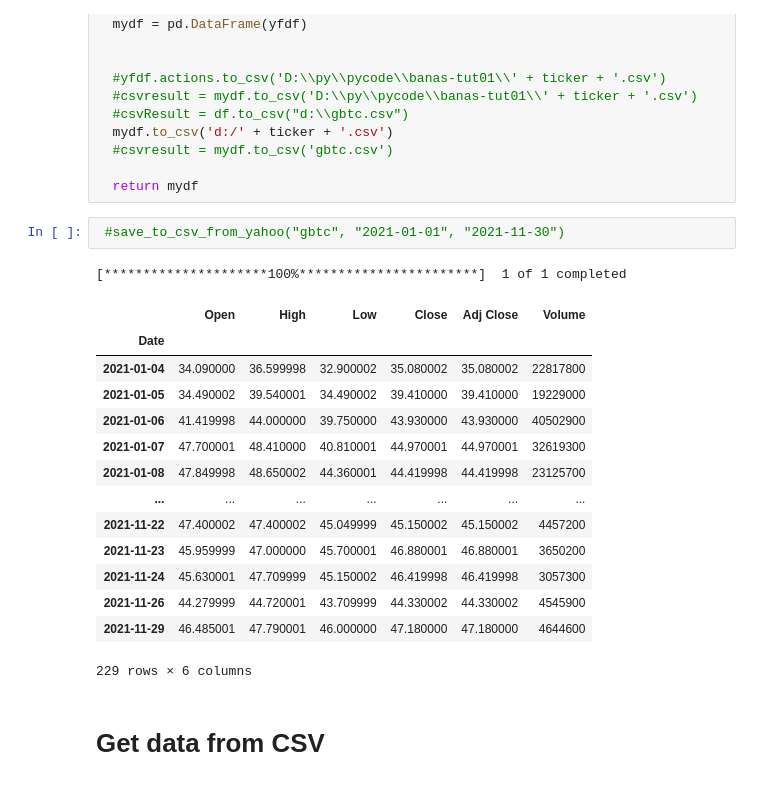
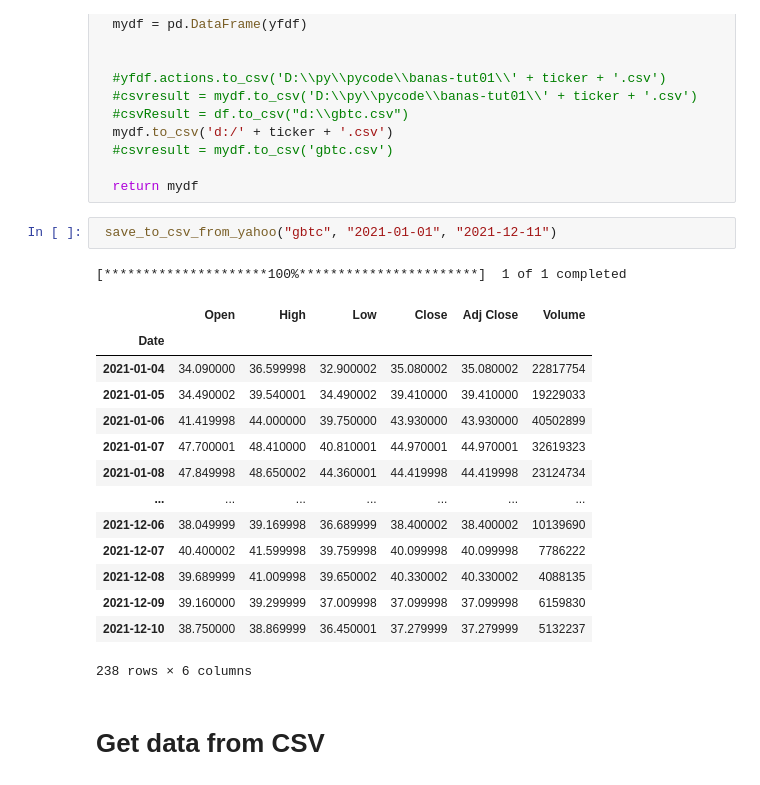
Before and after one commit to IndianaJim/pycode, a Jupyter notebook: banas-tut01/dbanas_tut01.ipynb, the cells around one changed output. Saved outputs shown, nothing was run; the diff lists cells and outputs as text.

```diff
--- a/banas-tut01/dbanas_tut01.ipynb
+++ b/banas-tut01/dbanas_tut01.ipynb
@@ -69,23 +49,23 @@ def save_to_csv_from_yahoo(ticker, sdate, edate):
 
   return mydf
 # %%
- #save_to_csv_from_yahoo("gbtc", "2021-01-01", "2021-11-30")
+ save_to_csv_from_yahoo("gbtc", "2021-01-01", "2021-12-11")
 # %% [output]
 [*********************100%***********************]  1 of 1 completed
 |  | Open | High | Low | Close | Adj Close | Volume |
 | Date |  |  |  |  |  |  |
-| 2021-01-04 | 34.090000 | 36.599998 | 32.900002 | 35.080002 | 35.080002 | 22817800 |
-| 2021-01-05 | 34.490002 | 39.540001 | 34.490002 | 39.410000 | 39.410000 | 19229000 |
-| 2021-01-06 | 41.419998 | 44.000000 | 39.750000 | 43.930000 | 43.930000 | 40502900 |
-| 2021-01-07 | 47.700001 | 48.410000 | 40.810001 | 44.970001 | 44.970001 | 32619300 |
-| 2021-01-08 | 47.849998 | 48.650002 | 44.360001 | 44.419998 | 44.419998 | 23125700 |
+| 2021-01-04 | 34.090000 | 36.599998 | 32.900002 | 35.080002 | 35.080002 | 22817754 |
+| 2021-01-05 | 34.490002 | 39.540001 | 34.490002 | 39.410000 | 39.410000 | 19229033 |
+| 2021-01-06 | 41.419998 | 44.000000 | 39.750000 | 43.930000 | 43.930000 | 40502899 |
+| 2021-01-07 | 47.700001 | 48.410000 | 40.810001 | 44.970001 | 44.970001 | 32619323 |
+| 2021-01-08 | 47.849998 | 48.650002 | 44.360001 | 44.419998 | 44.419998 | 23124734 |
 | ... | ... | ... | ... | ... | ... | ... |
-| 2021-11-22 | 47.400002 | 47.400002 | 45.049999 | 45.150002 | 45.150002 | 4457200 |
-| 2021-11-23 | 45.959999 | 47.000000 | 45.700001 | 46.880001 | 46.880001 | 3650200 |
-| 2021-11-24 | 45.630001 | 47.709999 | 45.150002 | 46.419998 | 46.419998 | 3057300 |
-| 2021-11-26 | 44.279999 | 44.720001 | 43.709999 | 44.330002 | 44.330002 | 4545900 |
-| 2021-11-29 | 46.485001 | 47.790001 | 46.000000 | 47.180000 | 47.180000 | 4644600 |
+| 2021-12-06 | 38.049999 | 39.169998 | 36.689999 | 38.400002 | 38.400002 | 10139690 |
+| 2021-12-07 | 40.400002 | 41.599998 | 39.759998 | 40.099998 | 40.099998 | 7786222 |
+| 2021-12-08 | 39.689999 | 41.009998 | 39.650002 | 40.330002 | 40.330002 | 4088135 |
+| 2021-12-09 | 39.160000 | 39.299999 | 37.009998 | 37.099998 | 37.099998 | 6159830 |
+| 2021-12-10 | 38.750000 | 38.869999 | 36.450001 | 37.279999 | 37.279999 | 5132237 |
-229 rows × 6 columns
+238 rows × 6 columns
 # %% [markdown]
 # **Get data from CSV**
 # %%
```
Also changed, not shown: parts of 4 cells of this notebook.
